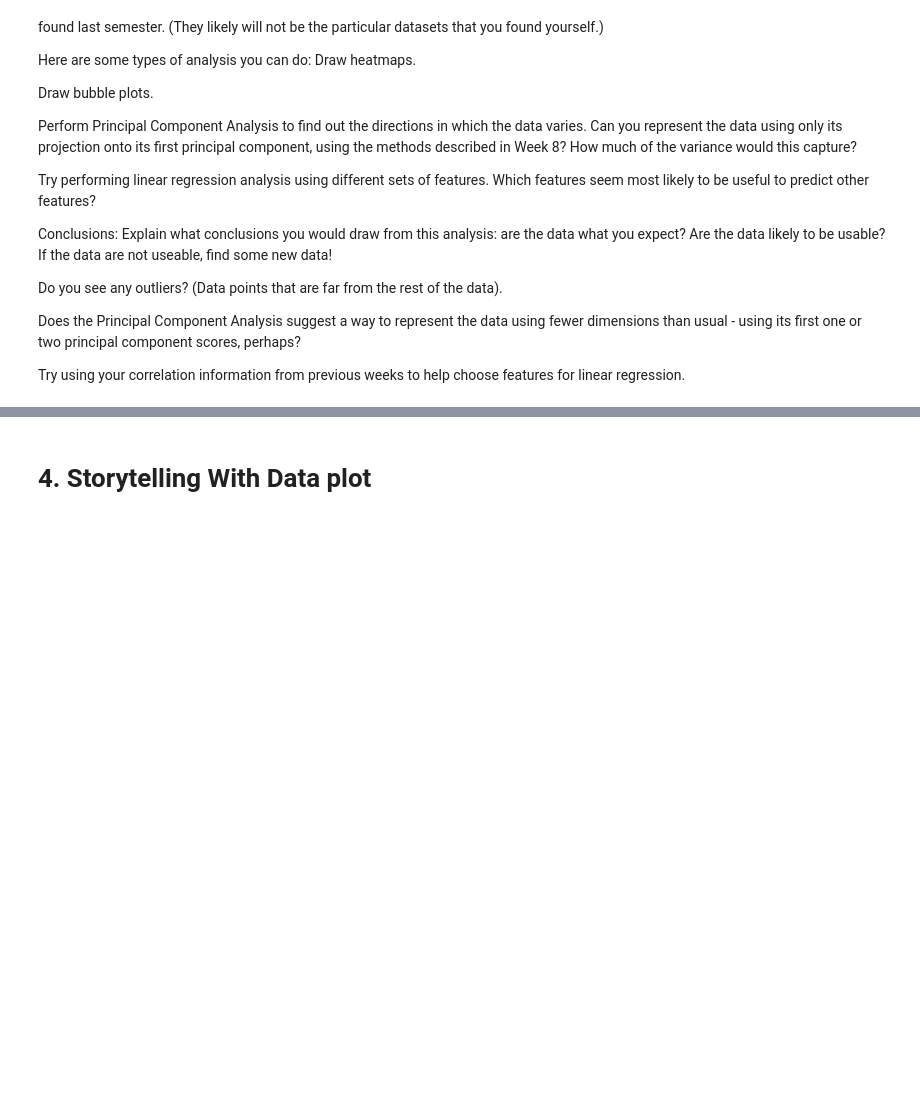
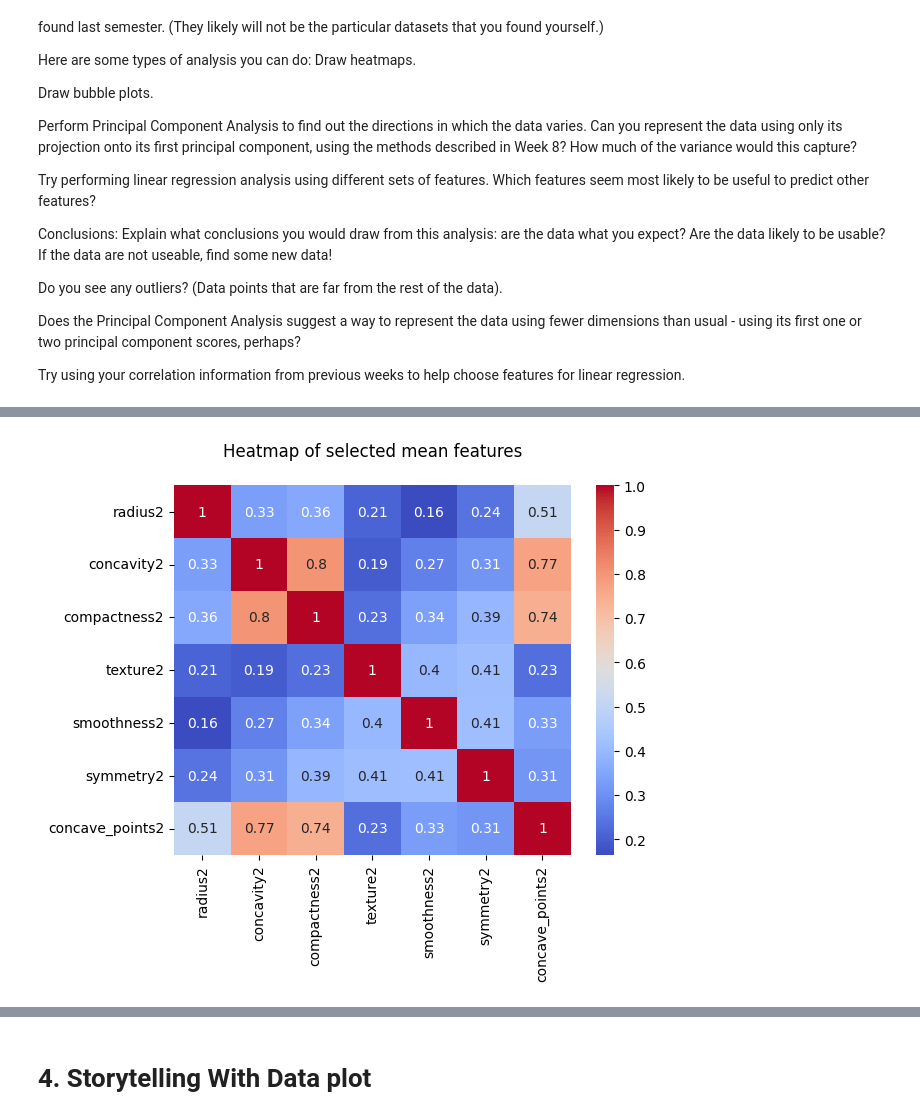
Before and after one commit to Jbaner/Module-B-semester-2, a Jupyter notebook: Week9.ipynb, the cells around one changed output, grey strips where cells are left out. Drawn from its saved outputs; the diff is of its cells as text; code cells hidden in the pictures; blank space fills up the shorter version.

```diff
--- a/Week9.ipynb
+++ b/Week9.ipynb
@@ -83,0 +120,10 @@ Try using your correlation information from previous weeks to help choose featur
+# %%
+#Draw heatmaps
+df_BreastCancer_2=df_BreastCancer[["radius2","concavity2","compactness2","texture2","smoothness2","symmetry2","concave_points2"]]
+
+#corr=df_BreastCancer_3.corr()["Diagnosis"].abs().sort_values(ascending = False)
+sns.heatmap(df_BreastCancer_2.corr(), annot=True, cmap="coolwarm")
+plt.title("Heatmap of selected mean features\n")
+plt.show()
+# %% [output]
+[figure, added]
```
Also changed, not shown: parts of 9 cells of this notebook.
